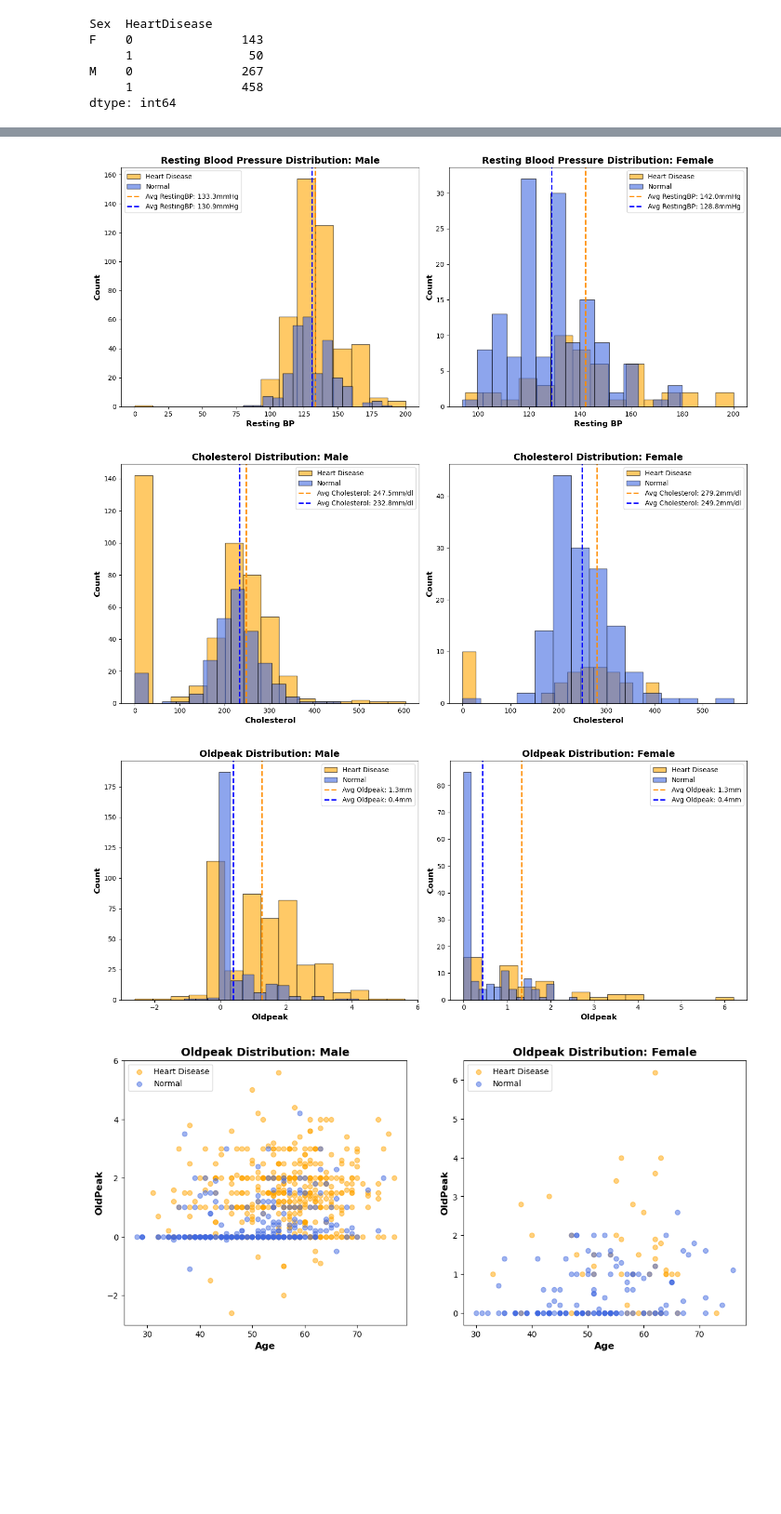
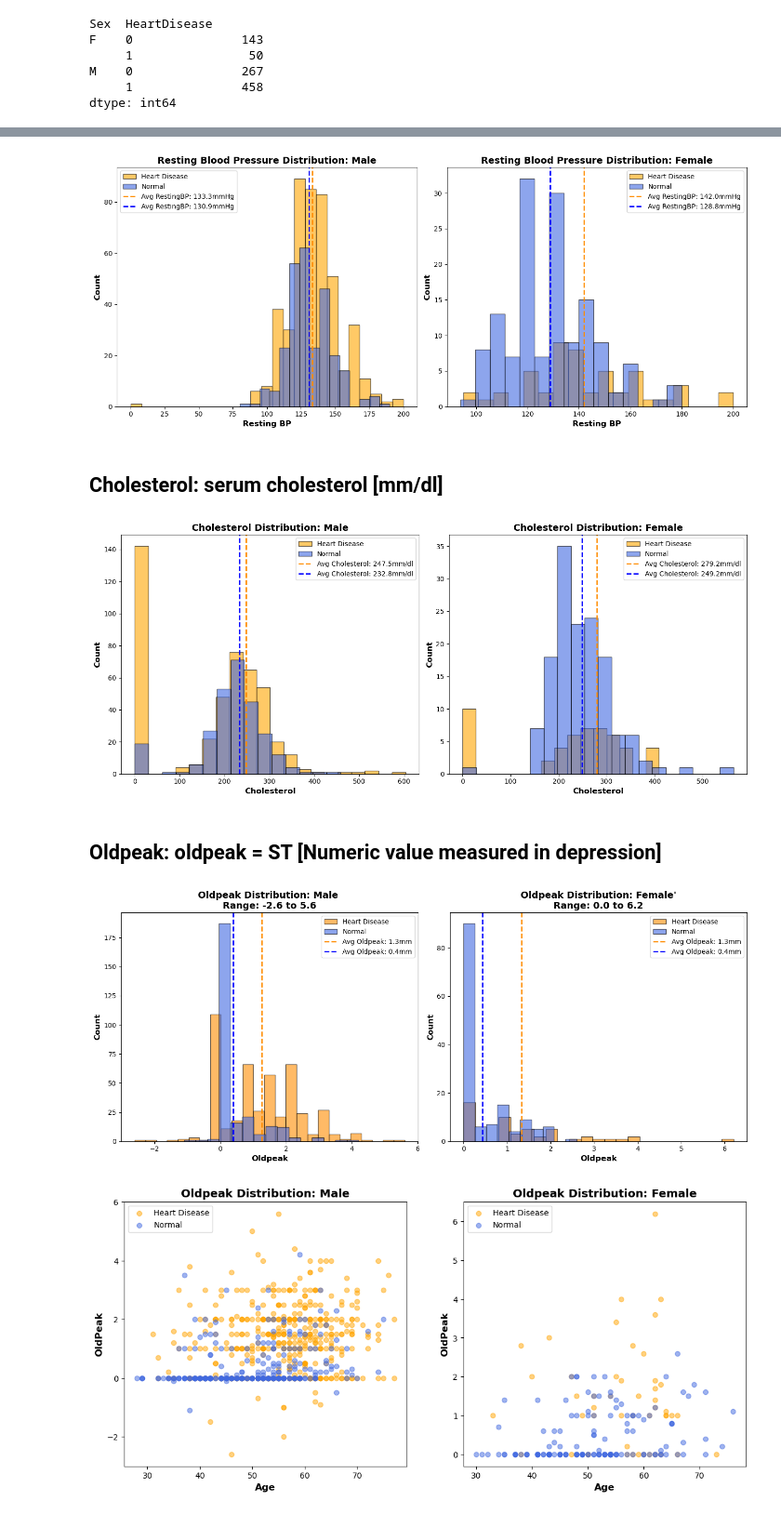
Before and after one commit to midorikawaguti/Heart_Failure_Prediction_Team_0, a Jupyter notebook: heart_failure_prediction-1.ipynb, the cells around one changed output, grey strips where cells are left out. Shown at 93% size. Saved outputs shown, nothing was run; the diff lists cells and outputs as text; code cells hidden in the pictures; blank space fills up the shorter version.

```diff
--- a/heart_failure_prediction-1.ipynb
+++ b/heart_failure_prediction-1.ipynb
@@ -167,7 +169,7 @@ avg_restingBP_male_normal= heart_normal_male['RestingBP'].mean()
 fig, axes = plt.subplots(1, 2, figsize=(14, 6))
 
 # ---- Male Resting BP Distribution ----
-axes[0].hist(heart_disease_male['RestingBP'], bins=15, alpha=0.6, color='orange', edgecolor='black', label='Heart Disease')
+axes[0].hist(heart_disease_male['RestingBP'], bins=25, alpha=0.6, color='orange', edgecolor='black', label='Heart Disease')
 axes[0].hist(heart_normal_male['RestingBP'], bins=15, alpha=0.6, color='royalblue', edgecolor='black', label='Normal')
 
 # Add vertical lines for average RestingBP
@@ -181,7 +183,7 @@ axes[0].set_title('Resting Blood Pressure Distribution: Male', fontsize=14, font
 axes[0].legend(loc='upper left', fontsize=10)
 
 # ---- Female Resting BP Distribution ----
-axes[1].hist(heart_disease_female['RestingBP'], bins=15, alpha=0.6, color='orange', edgecolor='black', label='Heart Disease')
+axes[1].hist(heart_disease_female['RestingBP'], bins=18, alpha=0.6, color='orange', edgecolor='black', label='Heart Disease')
 axes[1].hist(heart_normal_female['RestingBP'], bins=15, alpha=0.6, color='royalblue', edgecolor='black', label='Normal')
 
 # Add vertical lines for average RestingBP
@@ -198,7 +200,9 @@ axes[1].legend(loc='upper right', fontsize=10)
 plt.tight_layout()  # Prevent overlap
 plt.show()
 # %% [output]
-[figure, old version]
+[figure, new version]
+# %% [markdown]
+## Cholesterol: serum cholesterol [mm/dl]
 # %%
 import matplotlib.pyplot as plt
 
@@ -212,7 +216,7 @@ avg_cholesterol_male_normal= heart_normal_male[heart_normal_male['Cholesterol']
 fig, axes = plt.subplots(1, 2, figsize=(14, 6))
 
 # ---- Male cholesterol Distribution ----
-axes[0].hist(heart_disease_male['Cholesterol'], bins=15, alpha=0.6, color='orange', edgecolor='black', label='Heart Disease')
+axes[0].hist(heart_disease_male['Cholesterol'], bins=20, alpha=0.6, color='orange', edgecolor='black', label='Heart Disease')
 axes[0].hist(heart_normal_male['Cholesterol'], bins=15, alpha=0.6, color='royalblue', edgecolor='black', label='Normal')
 
 # Add vertical lines for average RestingBP
@@ -227,7 +231,7 @@ axes[0].legend(loc='upper right', fontsize=10)
 
 # ---- Female cholesterol Distribution ----
 axes[1].hist(heart_disease_female['Cholesterol'], bins=15, alpha=0.6, color='orange', edgecolor='black', label='Heart Disease')
-axes[1].hist(heart_normal_female['Cholesterol'], bins=15, alpha=0.6, color='royalblue', edgecolor='black', label='Normal')
+axes[1].hist(heart_normal_female['Cholesterol'], bins=20, alpha=0.6, color='royalblue', edgecolor='black', label='Normal')
 
 # Add vertical lines for average RestingBP
 axes[1].axvline(x=avg_cholesterol_female_disease, color='darkorange', linestyle='--', linewidth=2, label=f"Avg Cholesterol: {avg_cholesterol_female_disease:.1f}mm/dl")
@@ -243,7 +247,9 @@ axes[1].legend(loc='upper right', fontsize=10)
 plt.tight_layout()  # Prevent overlap
 plt.show()
 # %% [output]
-[figure, old version]
+[figure, new version]
+# %% [markdown]
+## Oldpeak: oldpeak = ST [Numeric value measured in depression]
 # %%
 import matplotlib.pyplot as plt
 
@@ -256,39 +262,39 @@ avg_oldpeak_male_normal= heart_normal_male['Oldpeak'].mean()
 
 fig, axes = plt.subplots(1, 2, figsize=(14, 6))
 
 # ---- Male Oldpeak Distribution ----
-axes[0].hist(heart_disease_male['Oldpeak'], bins=15, alpha=0.6, color='orange', edgecolor='black', label='Heart Disease')
+axes[0].hist(heart_disease_male['Oldpeak'], bins=25, alpha=0.6, color='darkorange', edgecolor='black', label='Heart Disease')
 axes[0].hist(heart_normal_male['Oldpeak'], bins=15, alpha=0.6, color='royalblue', edgecolor='black', label='Normal')
 
 # Add vertical lines for average RestingBP
 axes[0].axvline(x=avg_oldpeak_male_disease, color='darkorange', linestyle='--', linewidth=2, label=f"Avg Oldpeak: {avg_oldpeak_male_disease:.1f}mm")
 axes[0].axvline(x=avg_oldpeak_male_normal, color='blue', linestyle='--', linewidth=2, label=f"Avg Oldpeak: {avg_oldpeak_male_normal:.1f}mm")
 
 # Labels & title
 axes[0].set_xlabel('Oldpeak', fontsize=12, fontweight='bold')
 axes[0].set_ylabel('Count', fontsize=12, fontweight='bold')
-axes[0].set_title('Oldpeak Distribution: Male', fontsize=14, fontweight='bold')
+axes[0].set_title(f"Oldpeak Distribution: Male \nRange: {heart_male['Oldpeak'].min()} to {heart_male['Oldpeak'].max()}", fontsize=14, fontweight='bold')
 axes[0].legend(loc='upper right', fontsize=10)
 
 # ---- Female Oldpeak Distribution ----
-axes[1].hist(heart_disease_female['Oldpeak'], bins=15, alpha=0.6, color='orange', edgecolor='black', label='Heart Disease')
-axes[1].hist(heart_normal_female['Oldpeak'], bins=15, alpha=0.6, color='royalblue', edgecolor='black', label='Normal')
+axes[1].hist(heart_disease_female['Oldpeak'], bins=23, alpha=0.6, color='darkorange', edgecolor='black', label='Heart Disease')
+axes[1].hist(heart_normal_female['Oldpeak'], bins=10, alpha=0.6, color='royalblue', edgecolor='black', label='Normal')
 
 # Add vertical lines for average RestingBP
 axes[1].axvline(x=avg_oldpeak_female_disease, color='darkorange', linestyle='--', linewidth=2, label=f"Avg Oldpeak: {avg_oldpeak_female_disease:.1f}mm")
 axes[1].axvline(x=avg_oldpeak_female_normal, color='blue', linestyle='--', linewidth=2, label=f"Avg Oldpeak: {avg_oldpeak_female_normal:.1f}mm")
 
 # Labels & title
 axes[1].set_xlabel('Oldpeak', fontsize=12, fontweight='bold')
 axes[1].set_ylabel('Count', fontsize=12, fontweight='bold')
-axes[1].set_title('Oldpeak Distribution: Female', fontsize=14, fontweight='bold')
+axes[1].set_title(f"Oldpeak Distribution: Female'\nRange: {heart_female['Oldpeak'].min()} to {heart_female['Oldpeak'].max()}", fontsize=14, fontweight='bold')
 axes[1].legend(loc='upper right', fontsize=10)
 
 # Adjust layout
 plt.tight_layout()  # Prevent overlap
 plt.show()
 # %% [output]
-[figure, old version]
+[figure, new version]
 # %%
 import matplotlib.pyplot as plt
 import numpy as np
```
Also changed, not shown: parts of 4 cells of this notebook.
